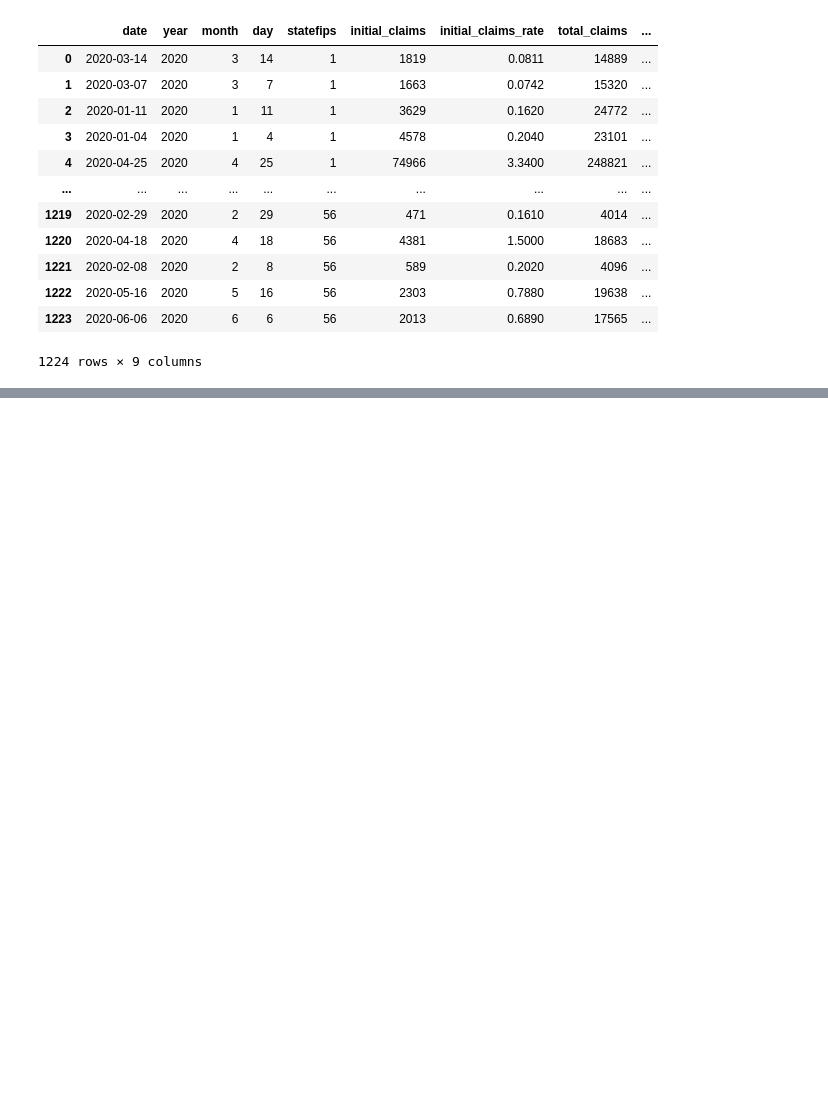
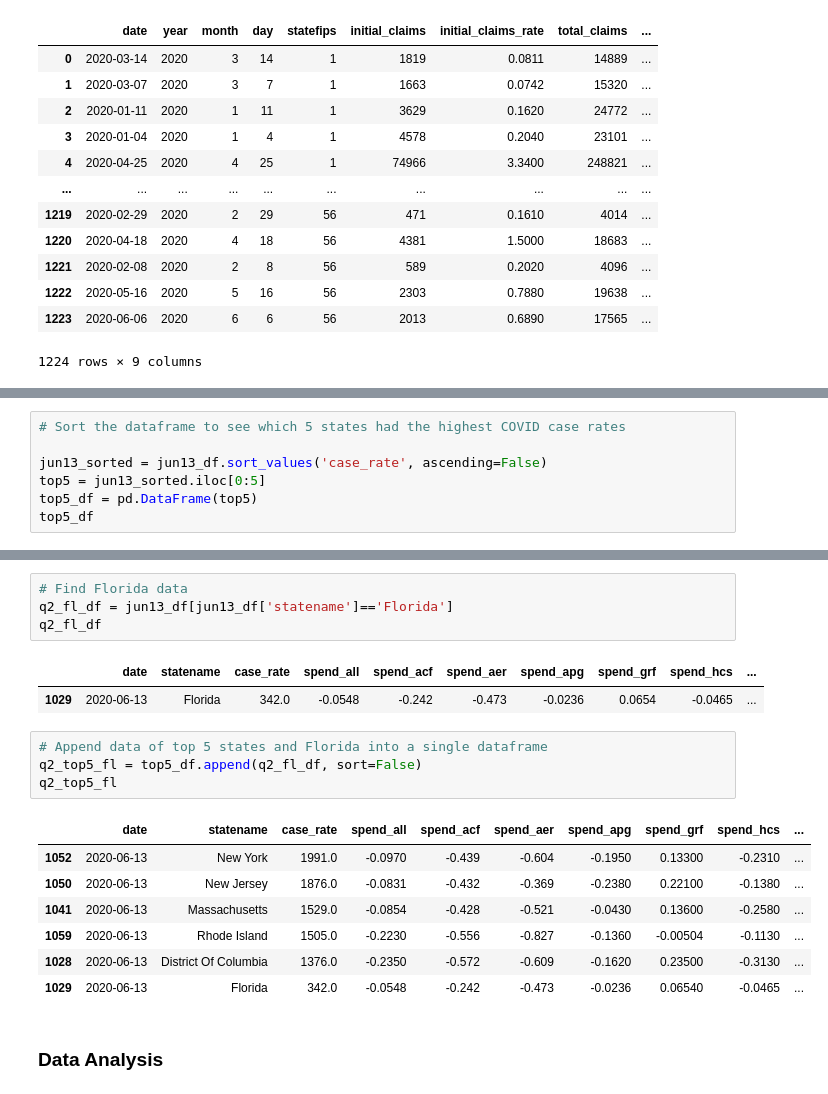
Before and after one commit to Starlinf/Project1, a Jupyter notebook: Project1_Q2.ipynb, the cells around one changed output, grey strips where cells are left out. Saved outputs shown, nothing was run; the diff lists cells and outputs as text; blank space fills up the shorter version.

```diff
--- a/Project1_Q2.ipynb
+++ b/Project1_Q2.ipynb
@@ -338,0 +364,7 @@ cs_ui_df
+# %%
+# Sort the dataframe to see which 5 states had the highest COVID case rates
+
+jun13_sorted = jun13_df.sort_values('case_rate', ascending=False)
+top5 = jun13_sorted.iloc[0:5]
+top5_df = pd.DataFrame(top5)
+top5_df
@@ -338,0 +378,21 @@ cs_ui_df
+# %%
+# Find Florida data
+q2_fl_df = jun13_df[jun13_df['statename']=='Florida']
+q2_fl_df
+# %% [output]
+|  | date | statename | case_rate | spend_all | spend_acf | spend_aer | spend_apg | spend_grf | spend_hcs | ... |
+| 1029 | 2020-06-13 | Florida | 342.0 | -0.0548 | -0.242 | -0.473 | -0.0236 | 0.0654 | -0.0465 | ... |
+# %%
+# Append data of top 5 states and Florida into a single dataframe
+q2_top5_fl = top5_df.append(q2_fl_df, sort=False)
+q2_top5_fl
+# %% [output]
+|  | date | statename | case_rate | spend_all | spend_acf | spend_aer | spend_apg | spend_grf | spend_hcs | ... |
+| 1052 | 2020-06-13 | New York | 1991.0 | -0.0970 | -0.439 | -0.604 | -0.1950 | 0.13300 | -0.2310 | ... |
+| 1050 | 2020-06-13 | New Jersey | 1876.0 | -0.0831 | -0.432 | -0.369 | -0.2380 | 0.22100 | -0.1380 | ... |
+| 1041 | 2020-06-13 | Massachusetts | 1529.0 | -0.0854 | -0.428 | -0.521 | -0.0430 | 0.13600 | -0.2580 | ... |
+| 1059 | 2020-06-13 | Rhode Island | 1505.0 | -0.2230 | -0.556 | -0.827 | -0.1360 | -0.00504 | -0.1130 | ... |
+| 1028 | 2020-06-13 | District Of Columbia | 1376.0 | -0.2350 | -0.572 | -0.609 | -0.1620 | 0.23500 | -0.3130 | ... |
+| 1029 | 2020-06-13 | Florida | 342.0 | -0.0548 | -0.242 | -0.473 | -0.0236 | 0.06540 | -0.0465 | ... |
+# %% [markdown]
+### Data Analysis
```
Also changed, not shown: parts of 4 cells of this notebook.
